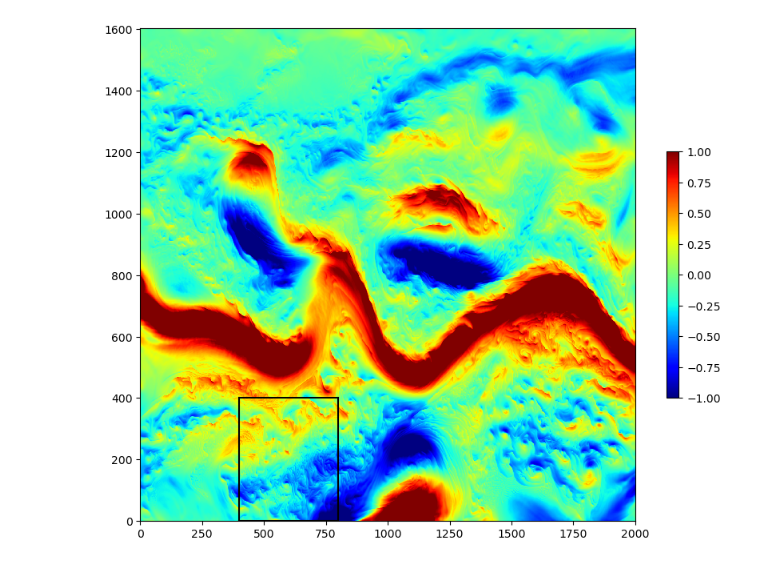
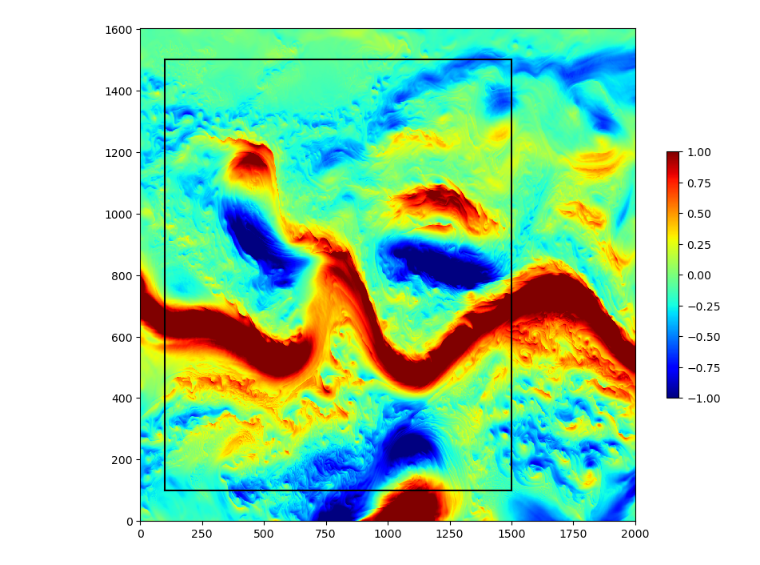
Before and after one commit to Mesharou/mesharou.github.io, a Jupyter notebook: Turb/activity2_example.ipynb, the cells around one changed output. Saved outputs shown, nothing was run; the diff lists cells and outputs as text; code cells hidden in the pictures.

```diff
--- a/Turb/activity2_example.ipynb
+++ b/Turb/activity2_example.ipynb
@@ -18,6 +18,8 @@ ncfile = 'GS_for_turb.nc'
 with Dataset(ncfile) as nc:
     u = nc.variables['us'][0,:,:].T
     v = nc.variables['vs'][0,:,:].T
+    dx = 1./np.mean(nc.variables['pm'][:])
+    dy = 1./np.mean(nc.variables['pn'][:])
 # %%
 ###########################
 
@@ -49,32 +51,32 @@ def v2rho(var_v):
 ############################
 
 if 'Atlantic' in ncfile: # for the Atlantic domain
     zoom = [500,1000,1050,1550]
 elif 'GS' in ncfile:
     #full domain
     zoom = [100,1500,100,1500]
     #region with submesoscale
-    zoom = [400,800,0,400]
+    #zoom = [400,800,0,400]
 
 ############################
 
 uzoom = u2rho(u)[zoom[0]:zoom[1],zoom[2]:zoom[3]]
 vzoom = v2rho(v)[zoom[0]:zoom[1],zoom[2]:zoom[3]]
 
 ############################
 
 fig=plt.figure(figsize=(10.,8.))
 
 ax1 = fig.add_subplot(111,facecolor='Gainsboro')
 CS1 = ax1.pcolormesh(ma.masked_invalid(u.T), cmap=plt.get_cmap('jet'),vmin=-1.,vmax=1.,rasterized=True)
 
 plt.plot([zoom[0],zoom[1]],[zoom[2],zoom[2]],'-k')
 plt.plot([zoom[0],zoom[1]],[zoom[3],zoom[3]],'-k')
 plt.plot([zoom[0],zoom[0]],[zoom[2],zoom[3]],'-k')
 plt.plot([zoom[1],zoom[1]],[zoom[2],zoom[3]],'-k')
 
 
 plt.colorbar(CS1,shrink=0.5);
 ax1.axis('tight');
 # %% [output]
-[figure, old version]
+[figure, new version]
```
Also changed, not shown: parts of 4 cells of this notebook.
